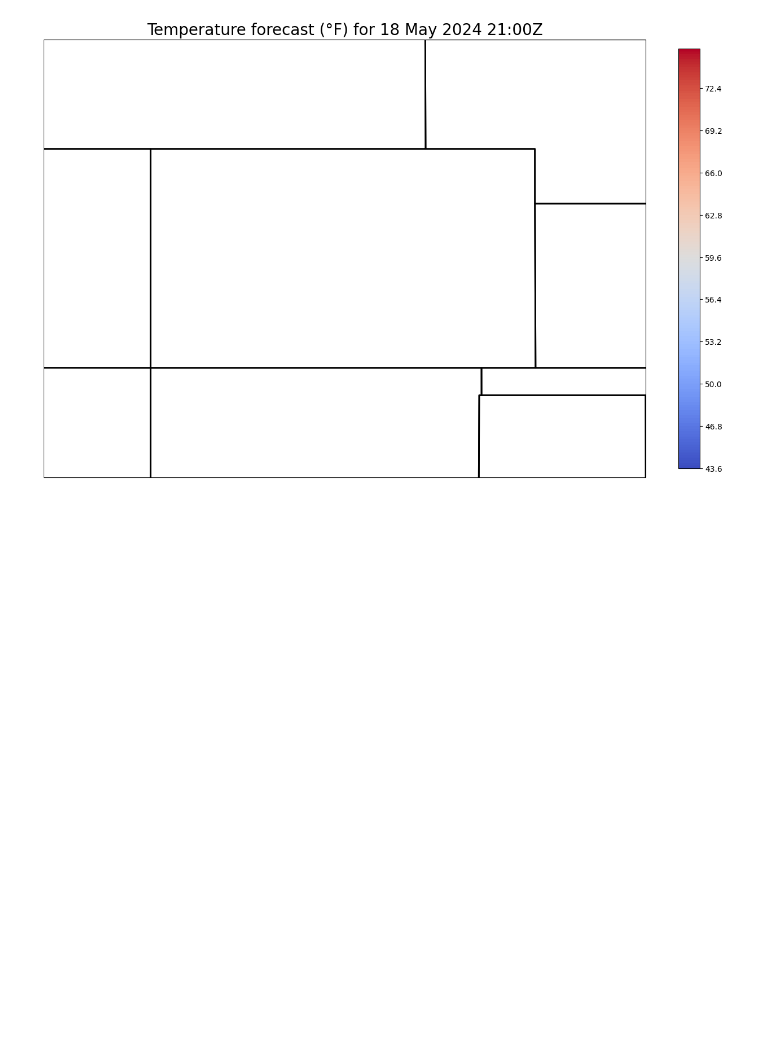
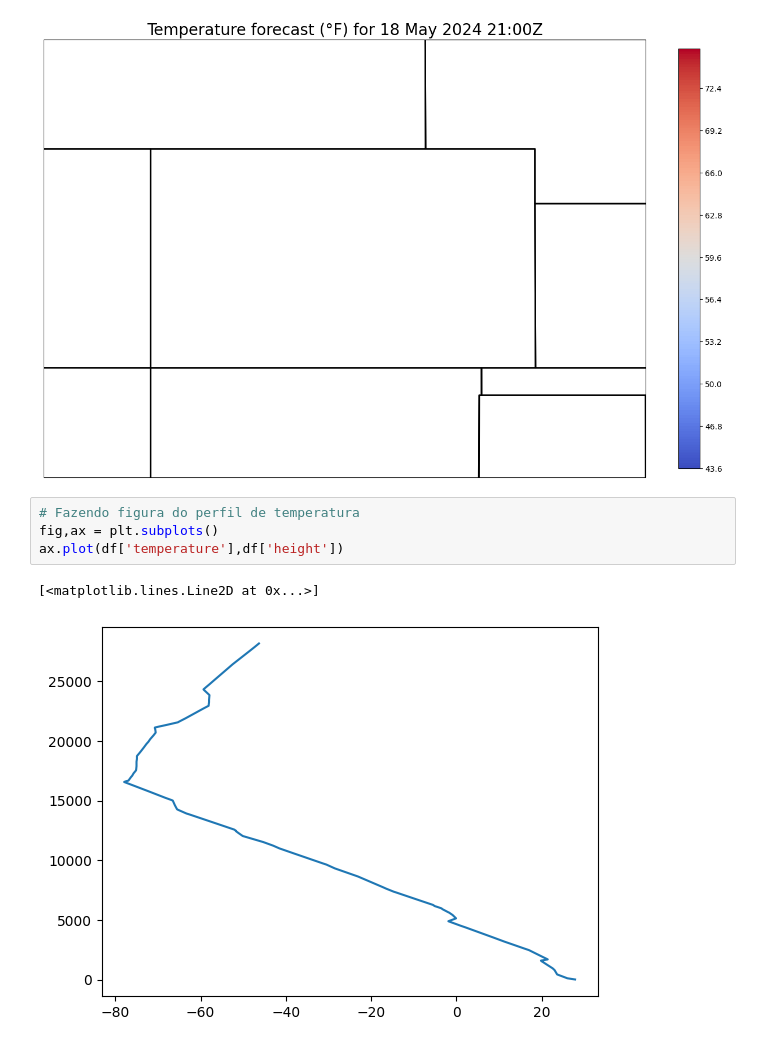
Before and after one commit to muriell-b/ENS5173_01, a Jupyter notebook: Atividade02.ipynb, the cells around one changed output. Cells and saved outputs as stored; diff of their text form; blank space fills up the shorter version.

```diff
--- a/Atividade02.ipynb
+++ b/Atividade02.ipynb
@@ -671,3 +671,10 @@ plt.show()
 ['Best GFS Quarter Degree Forecast Time Series']
 ['reftime', 'latitude', 'time', 'longitude', 'Temperature_surface', 'LatLon_721X1440-0p13S-180p00E-2']
 [figure]
+# %%
+# Fazendo figura do perfil de temperatura
+fig,ax = plt.subplots()
+ax.plot(df['temperature'],df['height'])
+# %% [output]
+[<matplotlib.lines.Line2D at 0x...>]
+[figure, added]
```
Also changed, not shown: parts of 3 cells of this notebook.
